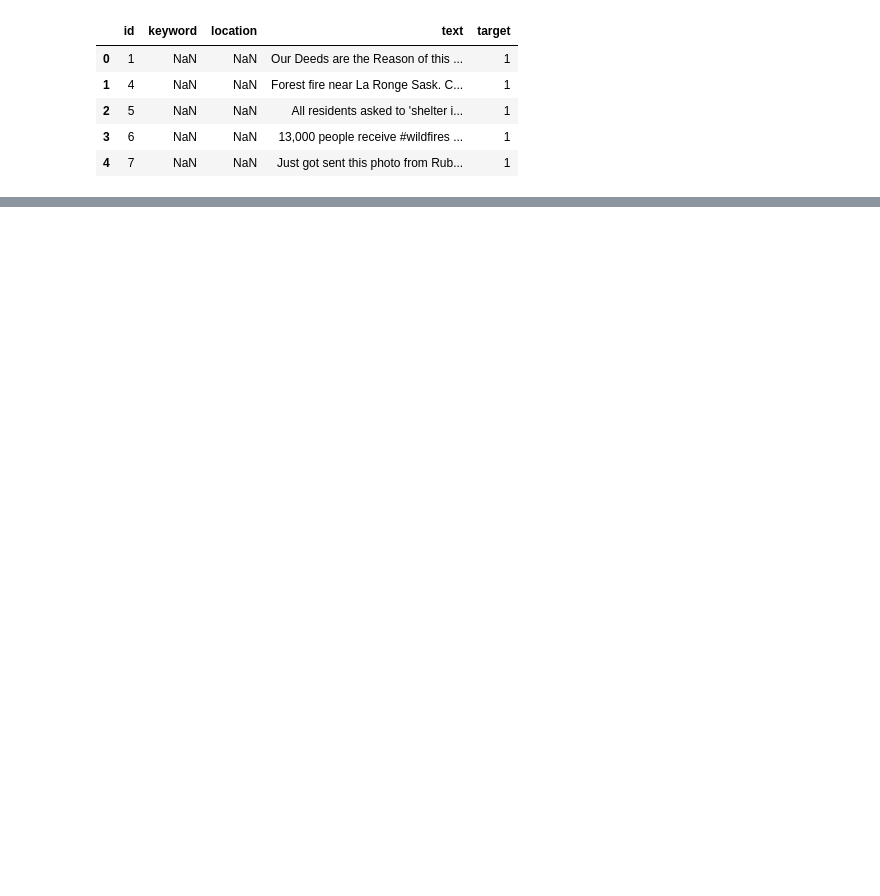
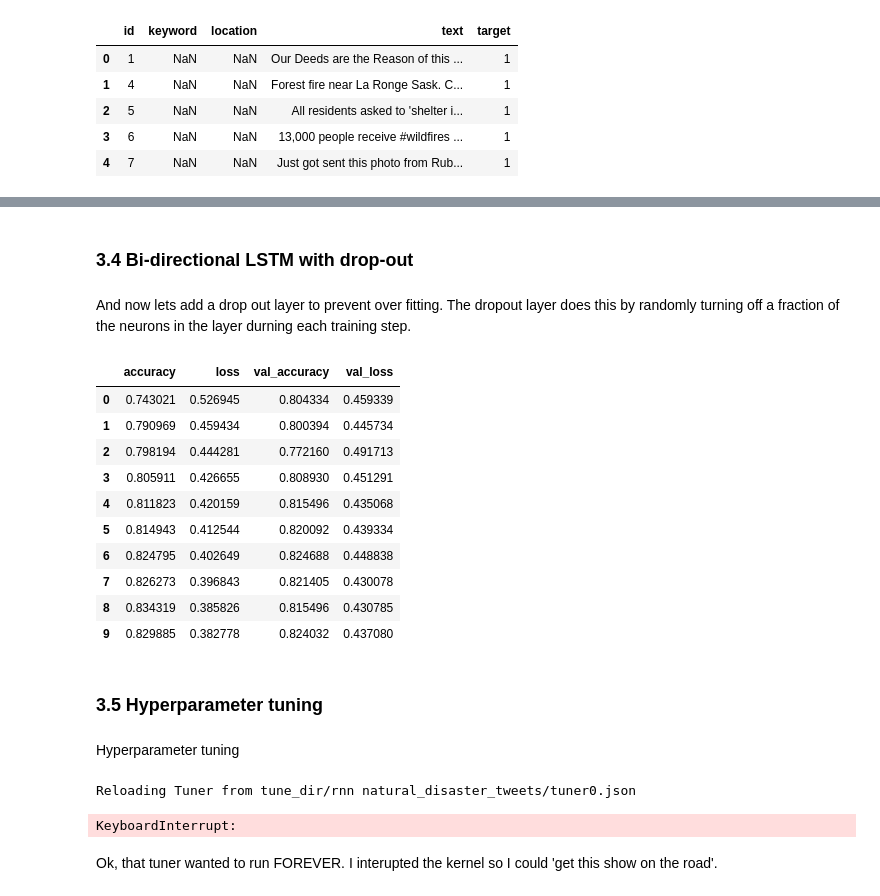
Before and after one commit to FeliciaBergstrom/FleaBusyBeeBergs, a Jupyter notebook: nlp_disaster_tweets.ipynb, the cells around one changed output, grey strips where cells are left out. Cells and saved outputs as stored; diff of their text form; code cells hidden in the pictures; blank space fills up the shorter version.

```diff
--- a/nlp_disaster_tweets.ipynb
+++ b/nlp_disaster_tweets.ipynb
@@ -161,0 +340,9 @@ X_test = df_test['text']
+# %%
+# define word embedding
+embedding_layer = tf.keras.layers.Embedding(
+    input_dim = embedding_matrix.shape[0],
+    output_dim = embedding_matrix.shape[1],
+    weights = [embedding_matrix],
+    #input_length = max_seq_len,
+    trainable = False
+)
@@ -161,0 +473,48 @@ X_test = df_test['text']
+# %% [markdown]
+### 3.4 Bi-directional LSTM with drop-out
+# %% [markdown]
+And now lets add a drop out layer to prevent over fitting. The dropout layer does this by randomly turning off a fraction of the neurons in the layer durning each training step.
+# %%
+model4 = tf.keras.Sequential([
+    embedding_layer,
+    tf.keras.layers.Bidirectional(tf.keras.layers.LSTM(64, dropout=0.2, recurrent_dropout=0.2)),
+    tf.keras.layers.Dropout(0.5),
+    tf.keras.layers.Dense(1, activation='sigmoid')
+])
+# %%
+model4.compile(optimizer = 'adam',
+               loss = 'binary_crossentropy',
+               metrics = ['accuracy'])
+# %%
+# model4 fit
+clear_session()
+
+early_stopping = EarlyStopping(monitor = 'val_loss',
+                               patience = 3)
+
+
+history4 = model4.fit(X_train_padded,
+                     y_train,
+                     epochs = 10,
+                     validation_data = (X_val_padded, y_val),
+                     verbose = 0,
+                     callbacks  = [early_stopping])
+# %%
+history4 = pd.DataFrame(history4.history)
+history4
+# %% [output]
+|  | accuracy | loss | val_accuracy | val_loss |
+| 0 | 0.743021 | 0.526945 | 0.804334 | 0.459339 |
+| 1 | 0.790969 | 0.459434 | 0.800394 | 0.445734 |
+| 2 | 0.798194 | 0.444281 | 0.772160 | 0.491713 |
+| 3 | 0.805911 | 0.426655 | 0.808930 | 0.451291 |
+| 4 | 0.811823 | 0.420159 | 0.815496 | 0.435068 |
+| 5 | 0.814943 | 0.412544 | 0.820092 | 0.439334 |
+| 6 | 0.824795 | 0.402649 | 0.824688 | 0.448838 |
+| 7 | 0.826273 | 0.396843 | 0.821405 | 0.430078 |
+| 8 | 0.834319 | 0.385826 | 0.815496 | 0.430785 |
+| 9 | 0.829885 | 0.382778 | 0.824032 | 0.437080 |
+# %% [markdown]
+### 3.5 Hyperparameter tuning
+# %% [markdown]
+Hyperparameter tuning
@@ -161,0 +539,18 @@ X_test = df_test['text']
+# %%
+tuner = kt.RandomSearch(build_model,
+                        objective = 'val_accuracy',
+                        max_trials = 10,
+                        directory = 'tune_dir',
+                        project_name = 'rnn natural_disaster_tweets')
+
+tuner.search(X_train_padded,
+             y_train,
+             epochs = 10,
+             validation_data = (X_val_padded, y_val),
+             verbose = 0,
+             callbacks = [early_stopping])
+# %% [output]
+Reloading Tuner from tune_dir/rnn natural_disaster_tweets/tuner0.json
+KeyboardInterrupt:
+# %% [markdown]
+Ok, that tuner wanted to run FOREVER. I interupted the kernel so I could 'get this show on the road'.
```
Also changed, not shown: parts of 64 cells of this notebook.
